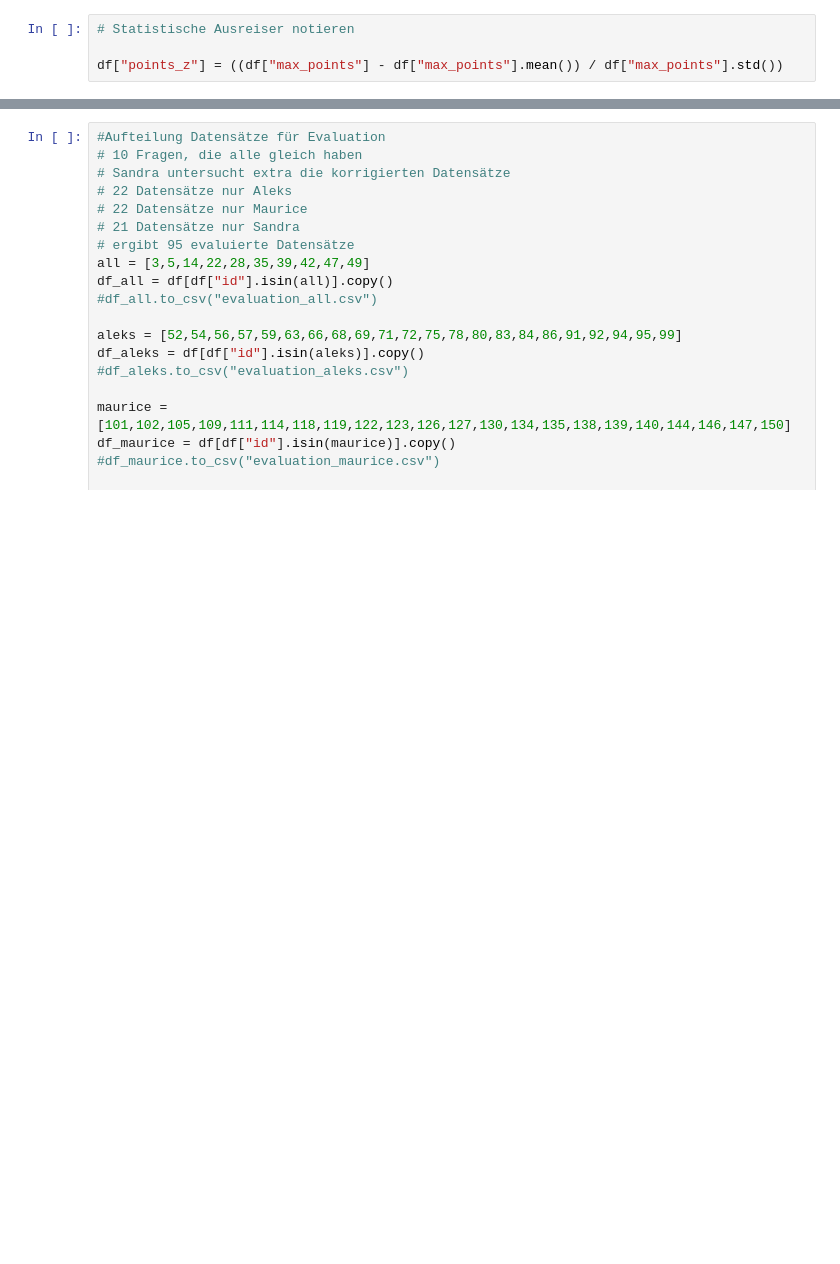
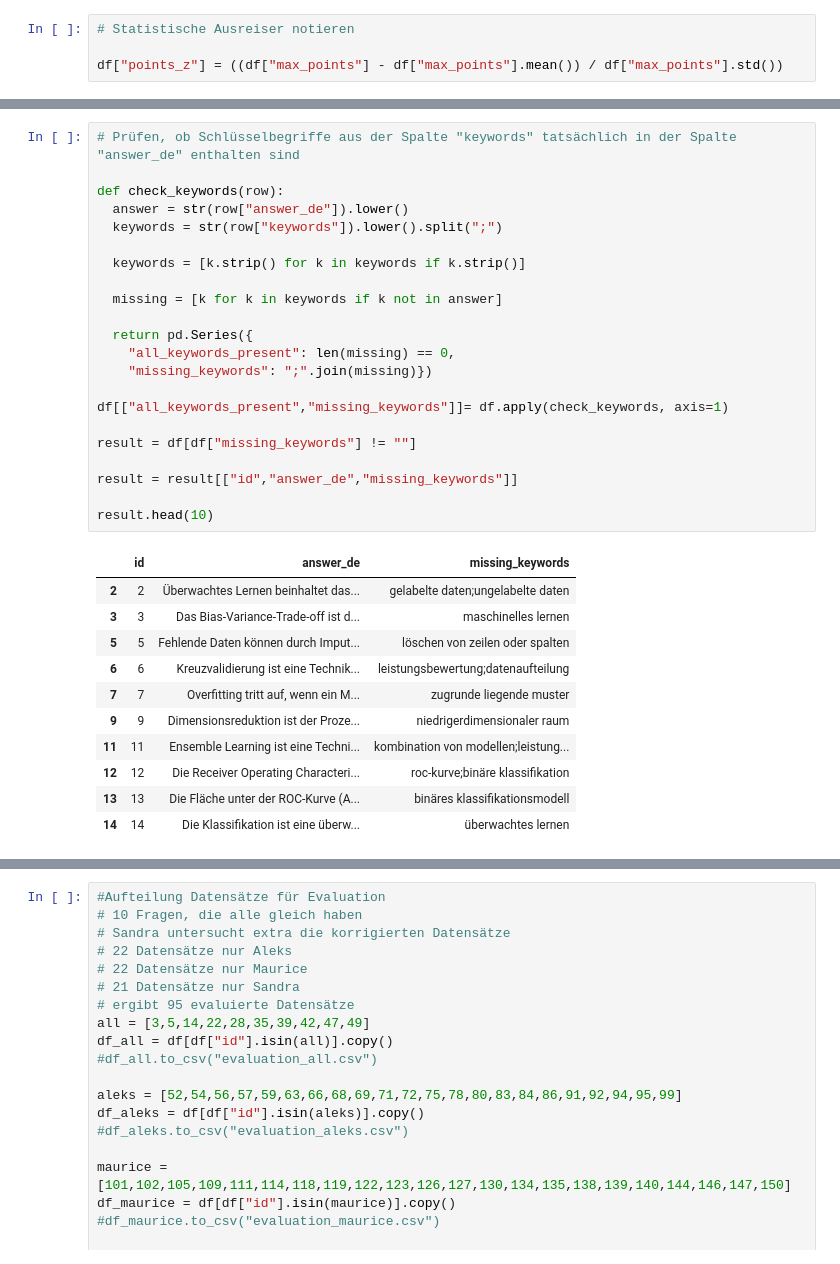
Before and after one commit to mauricehaas/EchoLearn, a Jupyter notebook: data/interim/data_cleaning.ipynb, the cells around one changed output, grey strips where cells are left out. Cells and saved outputs as stored; diff of their text form; blank space fills up the shorter version.

```diff
--- a/data/interim/data_cleaning.ipynb
+++ b/data/interim/data_cleaning.ipynb
@@ -190,3 +322,37 @@ review_df[[
 | 142 | 142 | 0.779865 | 0.725679 | 1.177273 | 1.219512 | 4 | ... |
 | 143 | 143 | 0.943688 | 0.725820 | 1.300926 | 1.219512 | 4 | ... |
 | 194 | 194 | 0.901343 | 0.910489 | 1.103943 | 1.064935 | 8 | ... |
+# %%
+# Prüfen, ob Schlüsselbegriffe aus der Spalte "keywords" tatsächlich in der Spalte "answer_de" enthalten sind
+
+def check_keywords(row):
+  answer = str(row["answer_de"]).lower()
+  keywords = str(row["keywords"]).lower().split(";")
+
+  keywords = [k.strip() for k in keywords if k.strip()]
+
+  missing = [k for k in keywords if k not in answer]
+
+  return pd.Series({
+    "all_keywords_present": len(missing) == 0,
+    "missing_keywords": ";".join(missing)})
+
+df[["all_keywords_present","missing_keywords"]]= df.apply(check_keywords, axis=1)
+
+result = df[df["missing_keywords"] != ""]
+
+result = result[["id","answer_de","missing_keywords"]]
+
+result.head(10)
+# %% [output]
+|  | id | answer_de | missing_keywords |
+| 2 | 2 | Überwachtes Lernen beinhaltet das... | gelabelte daten;ungelabelte daten |
+| 3 | 3 | Das Bias-Variance-Trade-off ist d... | maschinelles lernen |
+| 5 | 5 | Fehlende Daten können durch Imput... | löschen von zeilen oder spalten |
+| 6 | 6 | Kreuzvalidierung ist eine Technik... | leistungsbewertung;datenaufteilung |
+| 7 | 7 | Overfitting tritt auf, wenn ein M... | zugrunde liegende muster |
+| 9 | 9 | Dimensionsreduktion ist der Proze... | niedrigerdimensionaler raum |
+| 11 | 11 | Ensemble Learning ist eine Techni... | kombination von modellen;leistung... |
+| 12 | 12 | Die Receiver Operating Characteri... | roc-kurve;binäre klassifikation |
+| 13 | 13 | Die Fläche unter der ROC-Kurve (A... | binäres klassifikationsmodell |
+| 14 | 14 | Die Klassifikation ist eine überw... | überwachtes lernen |
```
Also changed, not shown: parts of 7 cells of this notebook, 1 other file.
